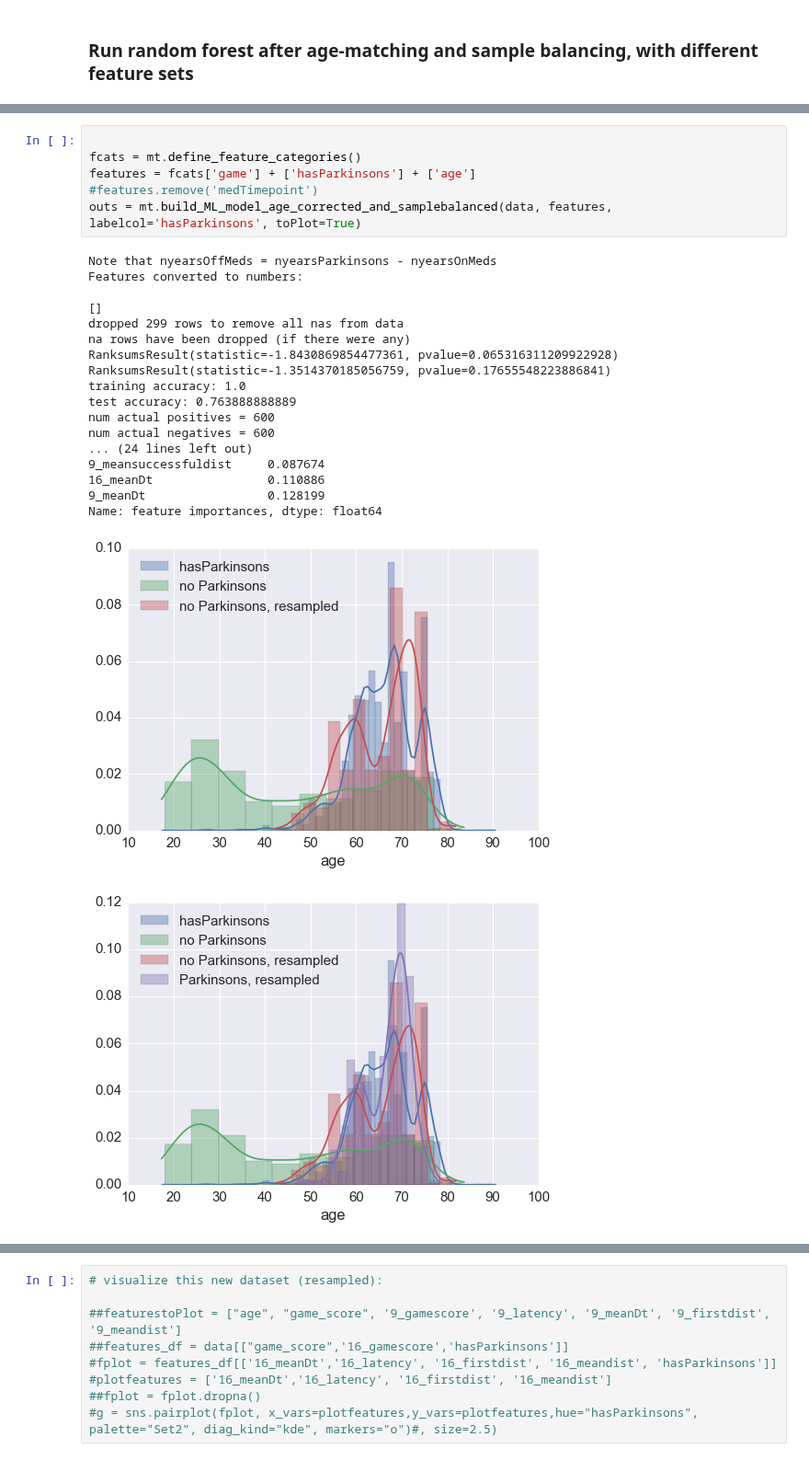
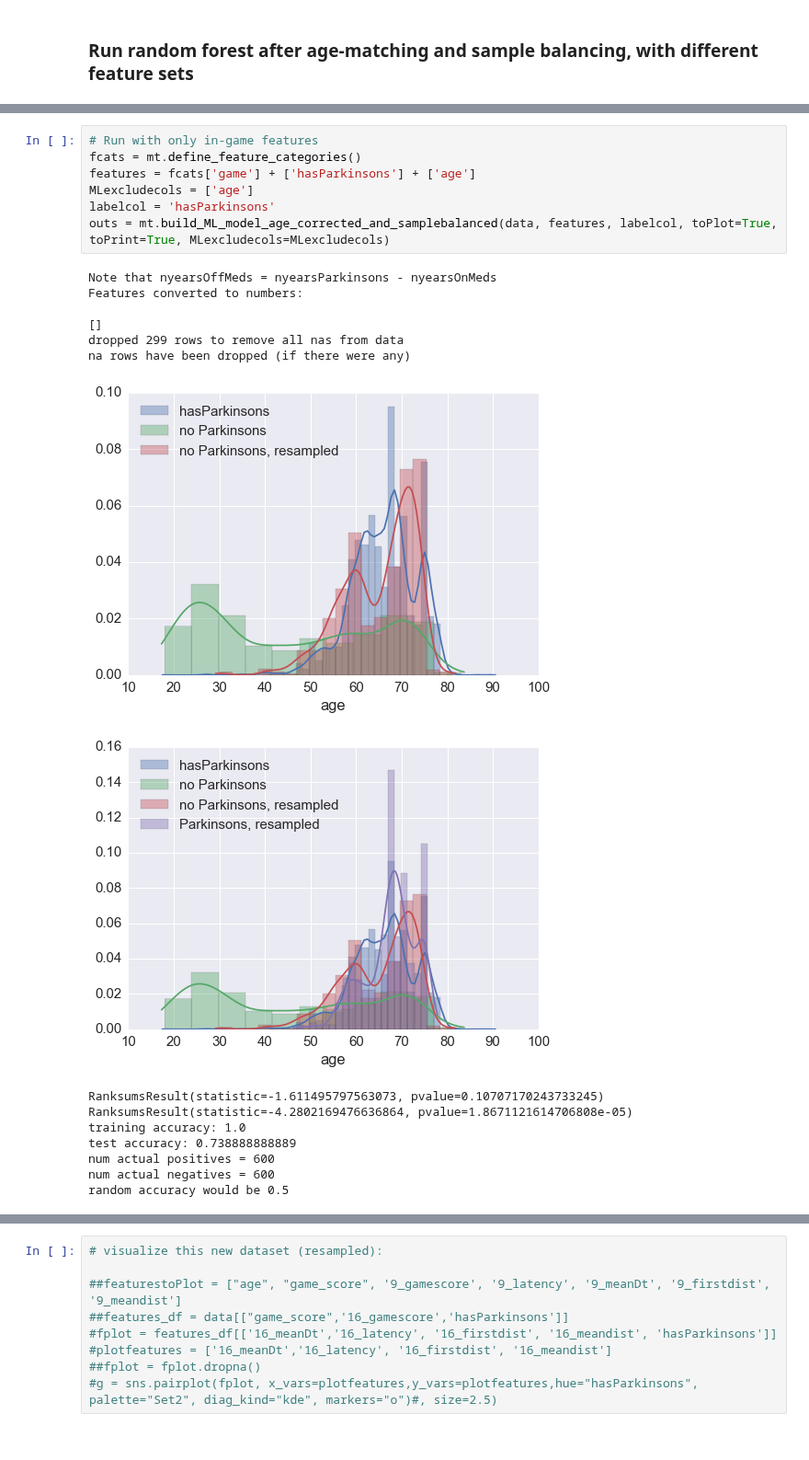
Before and after one commit to mattoby/mpower_memory, a Jupyter notebook: Memory_data_ML.ipynb, the cells around one changed output, grey strips where cells are left out. Shown at 92% size. Cells and saved outputs as stored; diff of their text form.

```diff
--- a/Memory_data_ML.ipynb
+++ b/Memory_data_ML.ipynb
@@ -91,26 +88,23 @@ Note that nyearsOffMeds = nyearsParkinsons - nyearsOnMeds
 # %%
-
+# Run with only in-game features
 fcats = mt.define_feature_categories()
 features = fcats['game'] + ['hasParkinsons'] + ['age']
-#features.remove('medTimepoint')
-outs = mt.build_ML_model_age_corrected_and_samplebalanced(data, features, labelcol='hasParkinsons', toPlot=True)
+MLexcludecols = ['age']
+labelcol = 'hasParkinsons'
+outs = mt.build_ML_model_age_corrected_and_samplebalanced(data, features, labelcol, toPlot=True, toPrint=True, MLexcludecols=MLexcludecols)
 # %% [output]
 Note that nyearsOffMeds = nyearsParkinsons - nyearsOnMeds
 Features converted to numbers:
 
 []
 dropped 299 rows to remove all nas from data
 na rows have been dropped (if there were any)
-RanksumsResult(statistic=-1.8430869854477361, pvalue=0.065316311209922928)
-RanksumsResult(statistic=-1.3514370185056759, pvalue=0.17655548223886841)
-training accuracy: 1.0
-test accuracy: 0.763888888889
-num actual positives = 600
-num actual negatives = 600
-... (24 lines left out)
-9_meansuccessfuldist     0.087674
-16_meanDt                0.110886
-9_meanDt                 0.128199
-Name: feature importances, dtype: float64
-[figure, old version]
+[figure, new version]
-[figure, old version]
+[figure, new version]
+RanksumsResult(statistic=-1.611495797563073, pvalue=0.10707170243733245)
+RanksumsResult(statistic=-4.2802169476636864, pvalue=1.8671121614706808e-05)
+training accuracy: 1.0
+test accuracy: 0.738888888889
+num actual positives = 600
+num actual negatives = 600
+random accuracy would be 0.5
```
Also changed, not shown: parts of 18 cells of this notebook, 1 other file.
